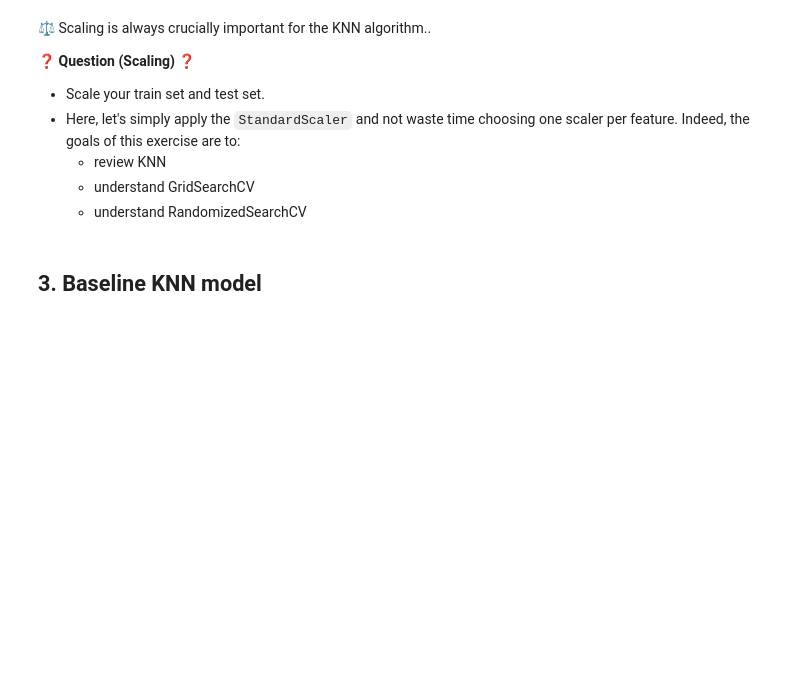
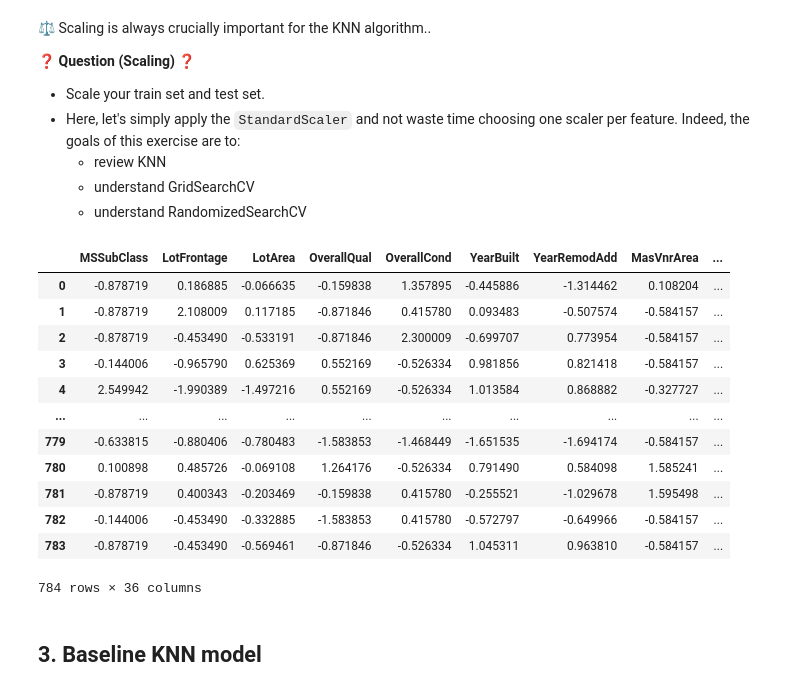
Before and after one commit to bitazaratustra/lewagon_data, a Jupyter notebook: data-workflow/Workflow.ipynb, the cells around one changed output. Drawn from its saved outputs; the diff is of its cells as text; code cells hidden in the pictures; blank space fills up the shorter version.

```diff
--- a/data-workflow/Workflow.ipynb
+++ b/data-workflow/Workflow.ipynb
@@ -62,11 +62,27 @@ X_train, X_test, y_train, y_test = train_test_split( X, y, random_state=0, test_
 # %%
 # YOUR CODE HERE
 
 from sklearn.preprocessing import StandardScaler
 
 scaler = StandardScaler().fit(X_train)
 
 X_scaled = pd.DataFrame(scaler.transform(X_train), columns=X_train.columns)
+
+X_scaled
+# %% [output]
+|  | MSSubClass | LotFrontage | LotArea | OverallQual | OverallCond | YearBuilt | YearRemodAdd | MasVnrArea | ... |
+| 0 | -0.878719 | 0.186885 | -0.066635 | -0.159838 | 1.357895 | -0.445886 | -1.314462 | 0.108204 | ... |
+| 1 | -0.878719 | 2.108009 | 0.117185 | -0.871846 | 0.415780 | 0.093483 | -0.507574 | -0.584157 | ... |
+| 2 | -0.878719 | -0.453490 | -0.533191 | -0.871846 | 2.300009 | -0.699707 | 0.773954 | -0.584157 | ... |
+| 3 | -0.144006 | -0.965790 | 0.625369 | 0.552169 | -0.526334 | 0.981856 | 0.821418 | -0.584157 | ... |
+| 4 | 2.549942 | -1.990389 | -1.497216 | 0.552169 | -0.526334 | 1.013584 | 0.868882 | -0.327727 | ... |
+| ... | ... | ... | ... | ... | ... | ... | ... | ... | ... |
+| 779 | -0.633815 | -0.880406 | -0.780483 | -1.583853 | -1.468449 | -1.651535 | -1.694174 | -0.584157 | ... |
+| 780 | 0.100898 | 0.485726 | -0.069108 | 1.264176 | -0.526334 | 0.791490 | 0.584098 | 1.585241 | ... |
+| 781 | -0.878719 | 0.400343 | -0.203469 | -0.159838 | 0.415780 | -0.255521 | -1.029678 | 1.595498 | ... |
+| 782 | -0.144006 | -0.453490 | -0.332885 | -1.583853 | 0.415780 | -0.572797 | -0.649966 | -0.584157 | ... |
+| 783 | -0.878719 | -0.453490 | -0.569461 | -0.871846 | -0.526334 | 1.045311 | 0.963810 | -0.584157 | ... |
+784 rows × 36 columns
 # %% [markdown]
 ## 3. Baseline KNN model
 # %% [markdown]
```
Also changed, not shown: 4 other files.
